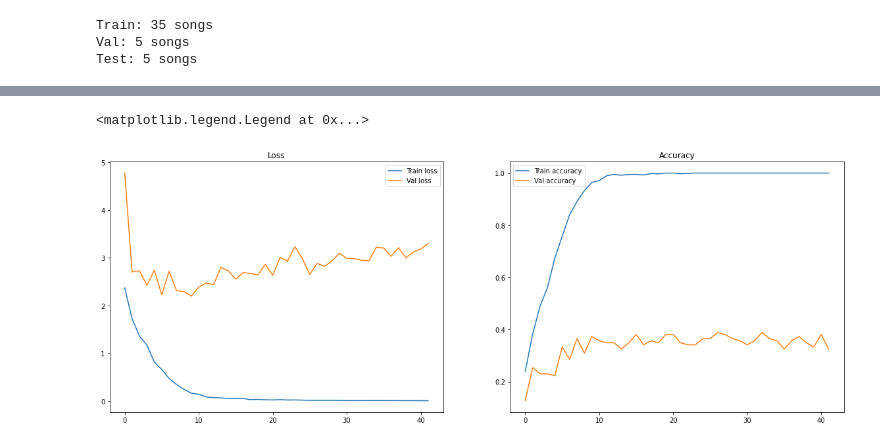
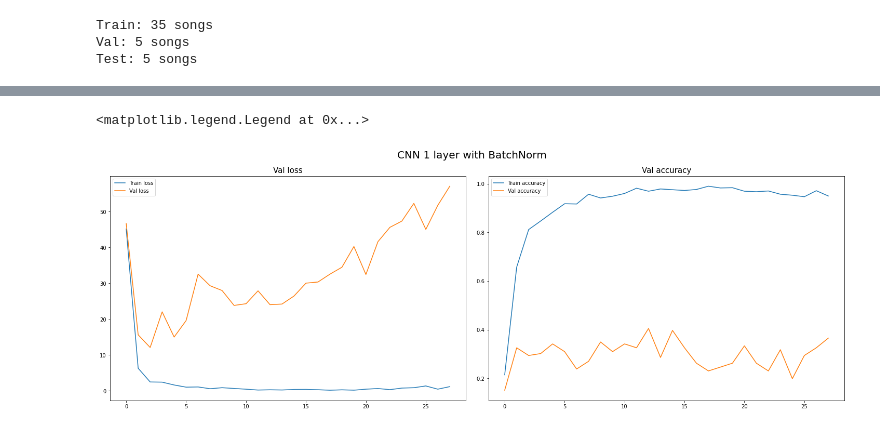
Before and after one commit to JanieTran/BTS_Voice_Classification, a Jupyter notebook: CNN.ipynb, the cells around one changed output, grey strips where cells are left out. Saved outputs shown, nothing was run; the diff lists cells and outputs as text; code cells hidden in the pictures.

```diff
--- a/CNN.ipynb
+++ b/CNN.ipynb
@@ -54,9 +54,16 @@ with open(f'tmp/X_val_{RANDOM_SEED}_{N_MFCC}.npy', 'rb') as f:
 with open(f'tmp/Y_val_{RANDOM_SEED}_{N_MFCC}.npy', 'rb') as f:
     Y_val = np.load(f)
     Y_val = Y_val[..., np.newaxis]
+with open(f'tmp/X_test_{RANDOM_SEED}_{N_MFCC}.npy', 'rb') as f:
+    X_test = np.load(f)
+    X_test = X_test[..., np.newaxis]
+with open(f'tmp/Y_test_{RANDOM_SEED}_{N_MFCC}.npy', 'rb') as f:
+    Y_test = np.load(f)
+    Y_test = Y_test[..., np.newaxis]
 
 print(X_train.shape, Y_train.shape)
 print(X_val.shape, Y_val.shape)
+print(X_test.shape, Y_test.shape)
 # %% [output]
 (971, 24, 290, 1) (971, 1)
 (126, 24, 290, 1) (126, 1)
@@ -73,15 +81,21 @@ gc.collect()
 # %%
+try:
+    del model
+except:
+    pass
+
 model = tf.keras.Sequential([
     Conv2D(filters=128, kernel_size=(3, 3), padding='same', activation='relu', input_shape=X_train.shape[1:]),
     MaxPool2D(pool_size=(2, 2), strides=(2, 2), padding='same'),
     BatchNormalization(),
-    Conv2D(filters=64, kernel_size=(3, 3), padding='same', activation='relu'),
-    MaxPool2D(pool_size=(2, 2), strides=(2, 2), padding='same'),
-    BatchNormalization(),
-    Dropout(rate=0.3),
-    Conv2D(filters=32, kernel_size=(3, 3), padding='same', activation='relu'),
-    MaxPool2D(pool_size=(2, 2), strides=(2, 2), padding='same'),
-    BatchNormalization(),
+#     Dropout(rate=0.5),
+#     Conv2D(filters=128, kernel_size=(3, 3), padding='same', activation='relu'),
+#     MaxPool2D(pool_size=(2, 2), strides=(2, 2), padding='same'),
+#     BatchNormalization(),
+#     Dropout(rate=0.3),
+#     Conv2D(filters=32, kernel_size=(3, 3), padding='same', activation='relu'),
+#     MaxPool2D(pool_size=(2, 2), strides=(2, 2), padding='same'),
+#     BatchNormalization(),
     Flatten(),
     Dense(units=7, activation='softmax')
 ])
@@ -113,16 +145,17 @@ Epoch 42/100
 # %%
-fig, ax = plt.subplots(1, 2, figsize=(20, 7))
+fig, ax = plt.subplots(1, 2, figsize=(20, 7), constrained_layout=True)
 
 ax[0].plot(history.history['loss'], label='Train loss')
 ax[0].plot(history.history['val_loss'], label='Val loss')
 ax[1].plot(history.history['accuracy'], label='Train accuracy')
 ax[1].plot(history.history['val_accuracy'], label='Val accuracy')
 
-ax[0].set_title('Loss')
-ax[1].set_title('Accuracy')
+fig.suptitle(f'CNN 1 layer with BatchNorm', fontsize=20)
+ax[0].set_title(f'Val loss', fontsize=15)
+ax[1].set_title(f'Val accuracy', fontsize=15)
 
 ax[0].legend()
 ax[1].legend()
 # %% [output]
 <matplotlib.legend.Legend at 0x...>
-[figure, old version]
+[figure, new version]
```
Also changed, not shown: parts of 7 cells of this notebook, 4 other files.
